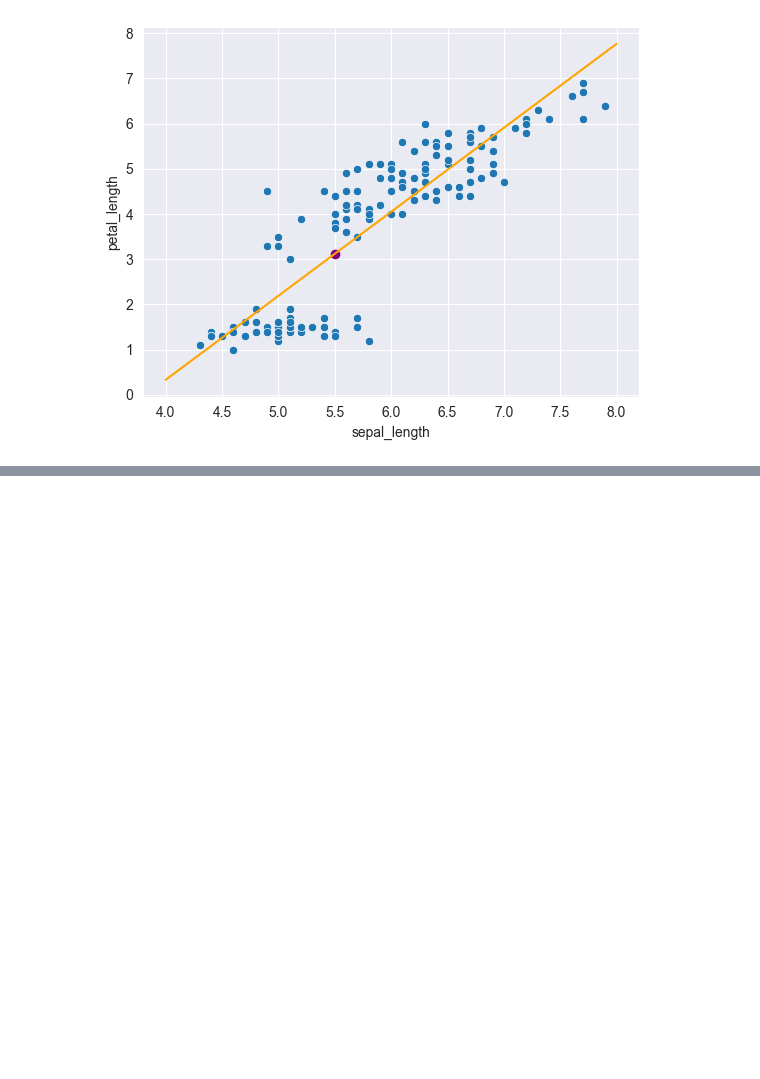
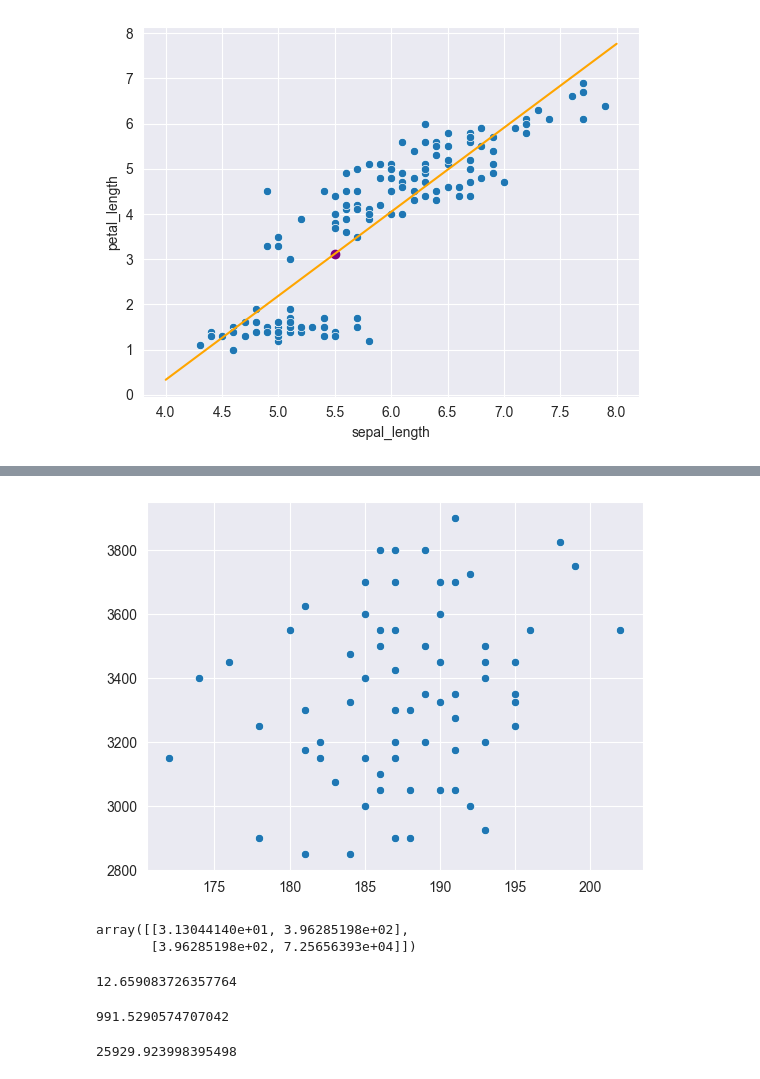
Before and after one commit to PanthThakkar/Essentials_of_Machine_Learning, a Jupyter notebook: Statistics.ipynb, the cells around one changed output, grey strips where cells are left out. Drawn from its saved outputs; the diff is of its cells as text; code cells hidden in the pictures; blank space fills up the shorter version.

```diff
--- a/Statistics.ipynb
+++ b/Statistics.ipynb
@@ -625,0 +679,23 @@ y = np.array([1.86, 1.31, .62, .33, .09, -.67, -1.23, -1.37])
+# %%
+x = adelie[adelie.sex == 'Female']['flipper_length_mm'].to_numpy()
+y = adelie[adelie.sex == 'Female']['body_mass_g'].to_numpy()
+# %%
+_ = sns.scatterplot(x=x, y=y)
+# %% [output]
+[figure, added]
+# %%
+cov_mat = np.cov(x, y)
+cov_mat
+# %% [output]
+array([[3.13044140e+01, 3.96285198e+02],
+       [3.96285198e+02, 7.25656393e+04]])
+# %%
+beta1 = cov_mat[0,1]/cov_mat[0,0]
+beta1
+# %% [output]
+12.659083726357764
+# %%
+beta0 = y.mean() - beta1*x.mean()
+beta0
+# %% [output]
+991.5290574707042
@@ -625,0 +704,5 @@ y = np.array([1.86, 1.31, .62, .33, .09, -.67, -1.23, -1.37])
+# %%
+y_i = beta0 + beta1 * x_i
+y_i
+# %% [output]
+25929.923998395498
```
Also changed, not shown: parts of 13 cells of this notebook.
